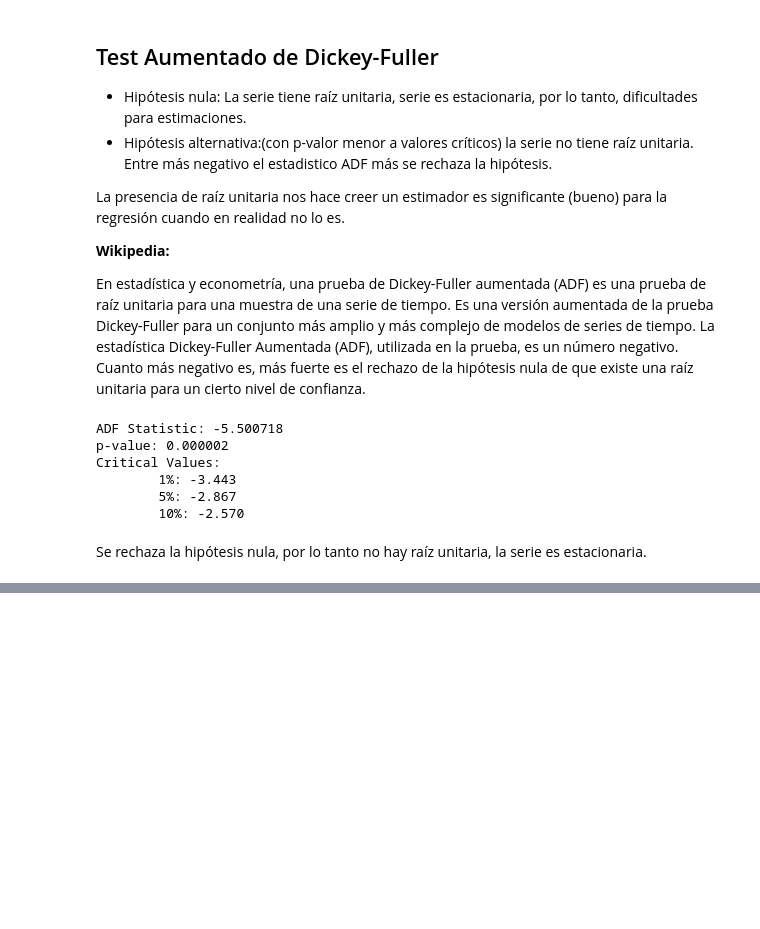
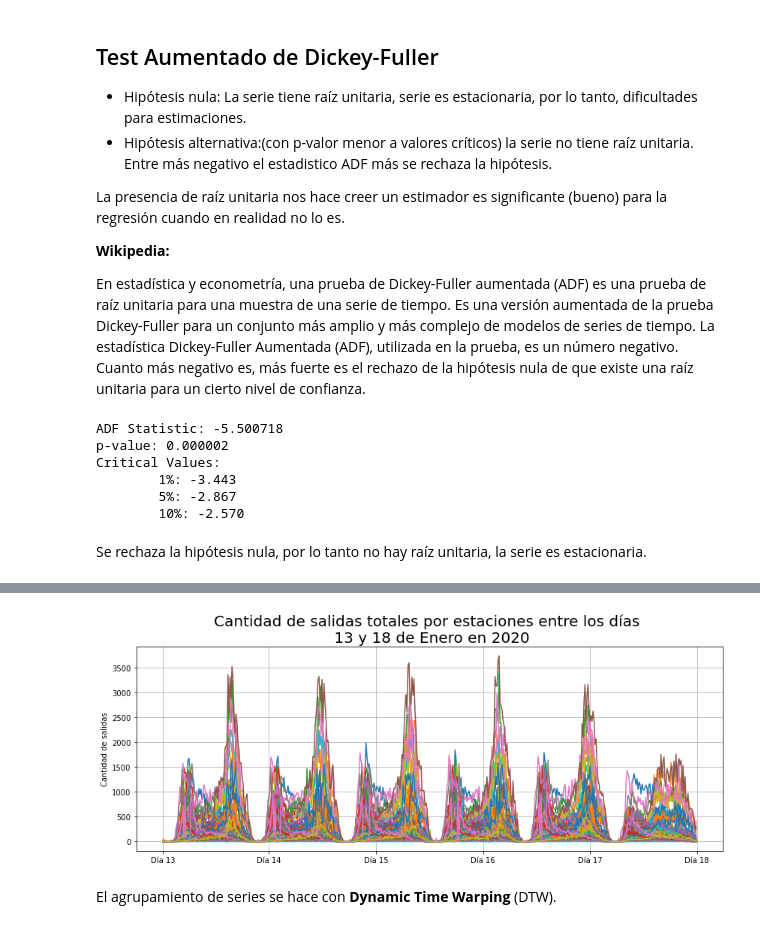
Before and after one commit to juanksRuiz/Transmilenio_DATA, a Jupyter notebook: Analisis de salidas estacion TM enero a abril 2020.ipynb, the cells around one changed output, grey strips where cells are left out. Cells and saved outputs as stored; diff of their text form; code cells hidden in the pictures; blank space fills up the shorter version.

```diff
--- a/Analisis de salidas estacion TM enero a abril 2020.ipynb
+++ b/Analisis de salidas estacion TM enero a abril 2020.ipynb
@@ -495,0 +498,17 @@ Se rechaza la hipótesis nula, por lo tanto no hay raíz unitaria, la serie es e
+# %%
+# Primero conseguir el nombre de todas las estaciones de transmilenio
+# Luego se itera sobre cada estacion y se consigue la cantidad de salidas en el mes e intervalo de salidas especificado
+# Se concatena todos los arreglos en un dataframe
+estaciones = list(set(df["Estación"]))
+print("Cantidad de estaciones: ",len(estaciones))
+# Informacion para query
+d1=13
+d2=18
+m="Enero"
+#salidas = get_station_data("(03000) Portal Suba",mes=m,dia1=d1,dia2=d2)
+idx = np.linspace(0,89*(d2-(d1-1)),d2-(d1-1)).astype(int)
+t_labels = ["Día "+str(i) for i in range(d1,d2+1)]
+mat = []
+for e in estaciones:
+    s = get_station_data(e,mes=m,dia1=d1,dia2=d2)
+    mat.append(s.reshape([len(s),1]))
@@ -495,0 +517,3 @@ Se rechaza la hipótesis nula, por lo tanto no hay raíz unitaria, la serie es e
+# %%
+df_salidas_estacion = pd.DataFrame(np.concatenate(mat,axis=1),columns=estaciones)
+df_salidas_estacion.head()
@@ -495,0 +528,20 @@ Se rechaza la hipótesis nula, por lo tanto no hay raíz unitaria, la serie es e
+# %%
+#fig = plt.figure(figsize=(10,7))
+#plt.plot(df_salidas_estacion.iloc[:,:10]);
+#plt.legend(estaciones[:10]);
+#plt.grid(True);
+
+fig, ax =plt.subplots(figsize=(14,5));
+ax.plot(range(len(df_salidas_estacion)),df_salidas_estacion);
+
+ax.set_xticks(idx)
+ax.set_xticklabels(t_labels)
+ax.grid(True)
+ax.set_ylabel("Cantidad de salidas");
+ax.set_title("Cantidad de salidas totales por estaciones entre los días \n "+str(d1) + " y "+str(d2)+" de "+m + " en 2020",\
+             fontsize=20);
+#ax.legend(estaciones[:10]);
+# %% [output]
+[figure, added]
+# %% [markdown]
+El agrupamiento de series se hace con **Dynamic Time Warping** (DTW).
```
Also changed, not shown: parts of 18 cells of this notebook.
